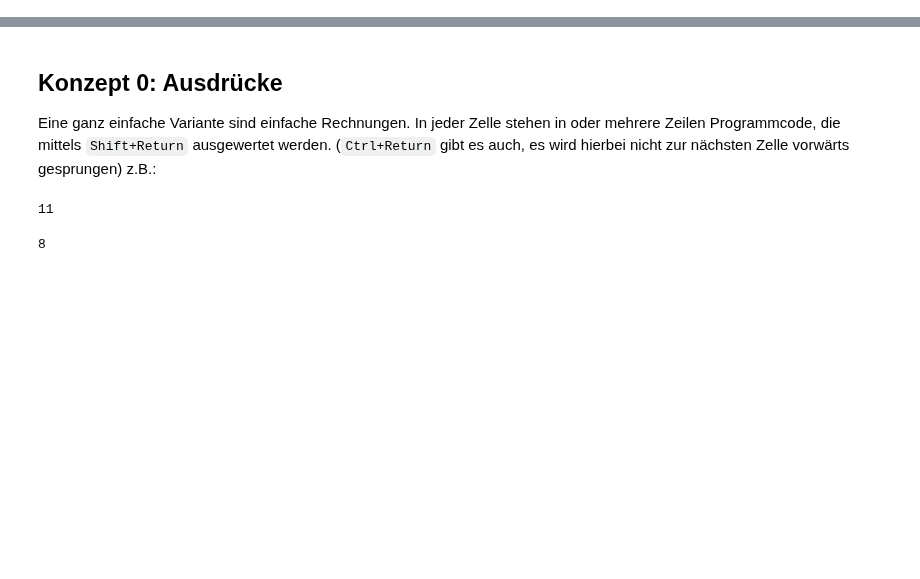
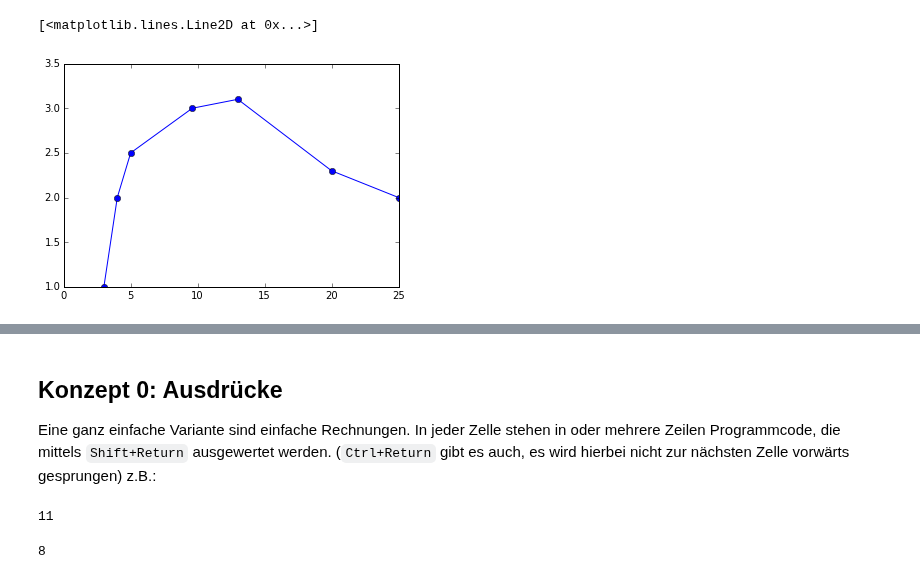
Before and after one commit to haraldschilly/python-fuer-mathematiker, a Jupyter notebook: doc/01-einführung.ipynb, the cells around one changed output, grey strips where cells are left out. Cells and saved outputs as stored; diff of their text form; code cells hidden in the pictures; blank space fills up the shorter version.

```diff
--- a/doc/01-einführung.ipynb
+++ b/doc/01-einführung.ipynb
@@ -6,0 +52,11 @@ Keine Scheu, kopiere einzelne Zellen in ein neues IPython Notebook und fange an
+# %%
+%matplotlib inline
+import matplotlib.pyplot as plt
+
+xx = [3, 4,   5, 9.6,  13,  20, 25]
+yy = [1, 2, 2.5,   3, 3.1, 2.3,  2]
+
+plt.plot(xx, yy, "o-")
+# %% [output]
+[<matplotlib.lines.Line2D at 0x...>]
+[figure, added]
```
Also changed, not shown: parts of 28 cells of this notebook, 2 other files.
